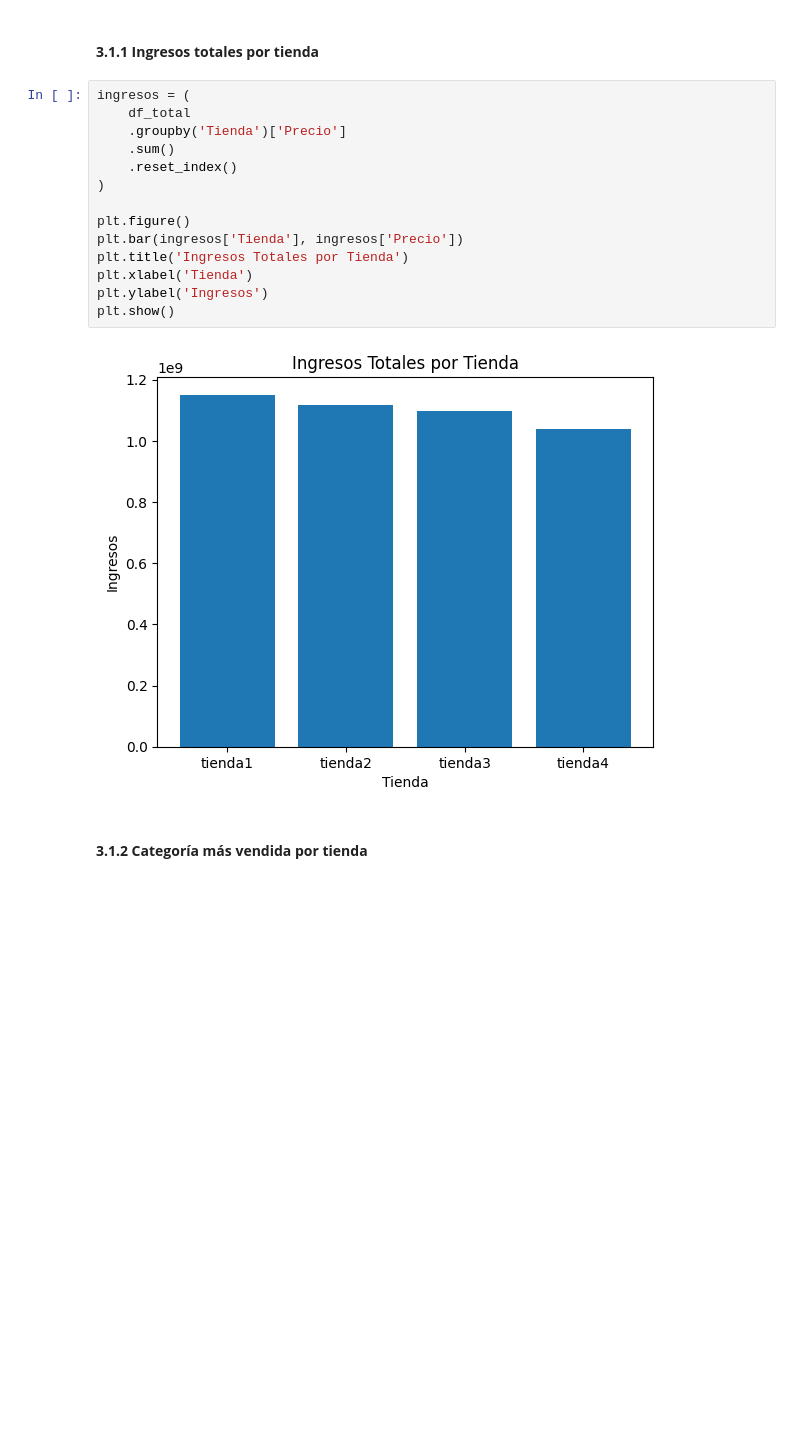
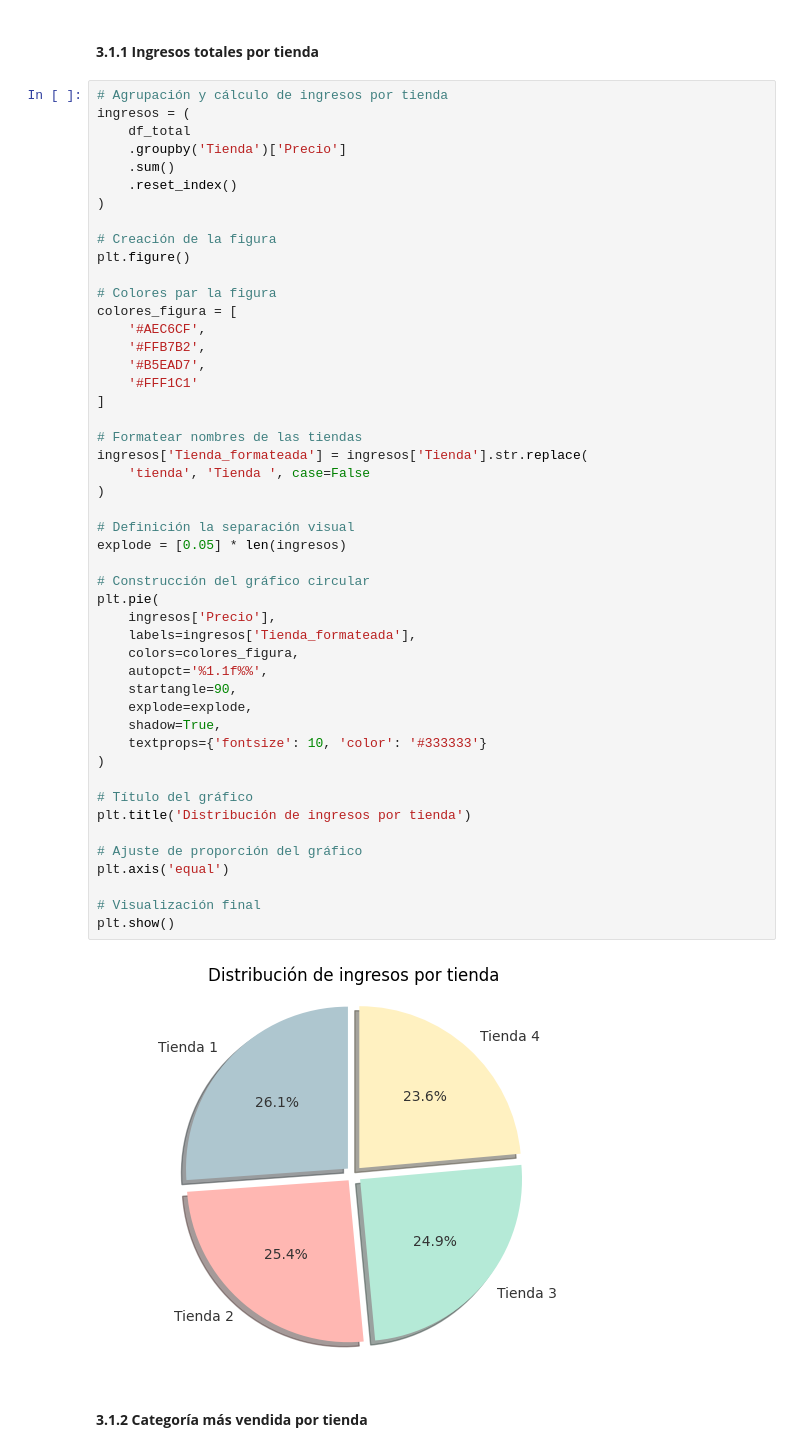
Before and after one commit to marcochc99/Challenge_AluraStore, a Jupyter notebook: Challenge_AluraStore.ipynb, the cells around one changed output. Drawn from its saved outputs; the diff is of its cells as text; blank space fills up the shorter version.

```diff
--- a/Challenge_AluraStore.ipynb
+++ b/Challenge_AluraStore.ipynb
@@ -161,21 +174,55 @@ import matplotlib.pyplot as plt
 # %% [markdown]
 #### **3.1.1 Ingresos totales por tienda**
 # %%
+# Agrupación y cálculo de ingresos por tienda
 ingresos = (
     df_total
     .groupby('Tienda')['Precio']
     .sum()
     .reset_index()
 )
 
+# Creación de la figura
 plt.figure()
-plt.bar(ingresos['Tienda'], ingresos['Precio'])
-plt.title('Ingresos Totales por Tienda')
-plt.xlabel('Tienda')
-plt.ylabel('Ingresos')
+
+# Colores par la figura
+colores_figura = [
+    '#AEC6CF',
+    '#FFB7B2',
+    '#B5EAD7',
+    '#FFF1C1'
+]
+
+# Formatear nombres de las tiendas
+ingresos['Tienda_formateada'] = ingresos['Tienda'].str.replace(
+    'tienda', 'Tienda ', case=False
+)
+
+# Definición la separación visual
+explode = [0.05] * len(ingresos)
+
+# Construcción del gráfico circular
+plt.pie(
+    ingresos['Precio'],
+    labels=ingresos['Tienda_formateada'],
+    colors=colores_figura,
+    autopct='%1.1f%%',
+    startangle=90,
+    explode=explode,
+    shadow=True,
+    textprops={'fontsize': 10, 'color': '#333333'}
+)
+
+# Título del gráfico
+plt.title('Distribución de ingresos por tienda')
+
+# Ajuste de proporción del gráfico
+plt.axis('equal')
+
+# Visualización final
 plt.show()
 # %% [output]
-[figure, old version]
+[figure, new version]
 # %% [markdown]
 #### **3.1.2 Categoría más vendida por tienda**
 # %%
```
Also changed, not shown: parts of 7 cells of this notebook.
